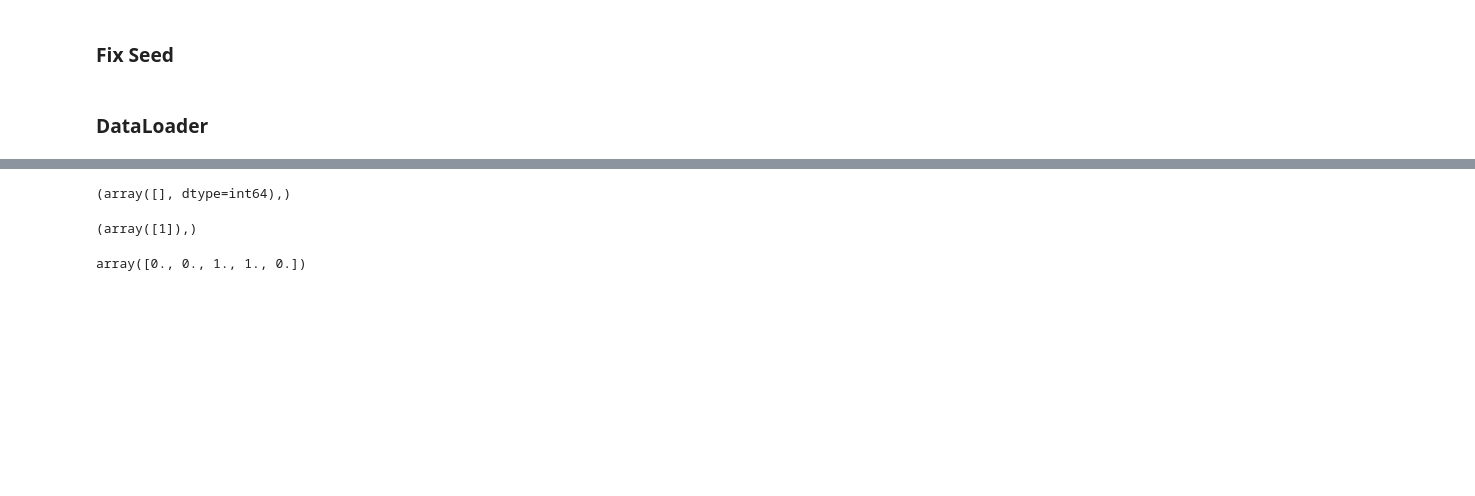
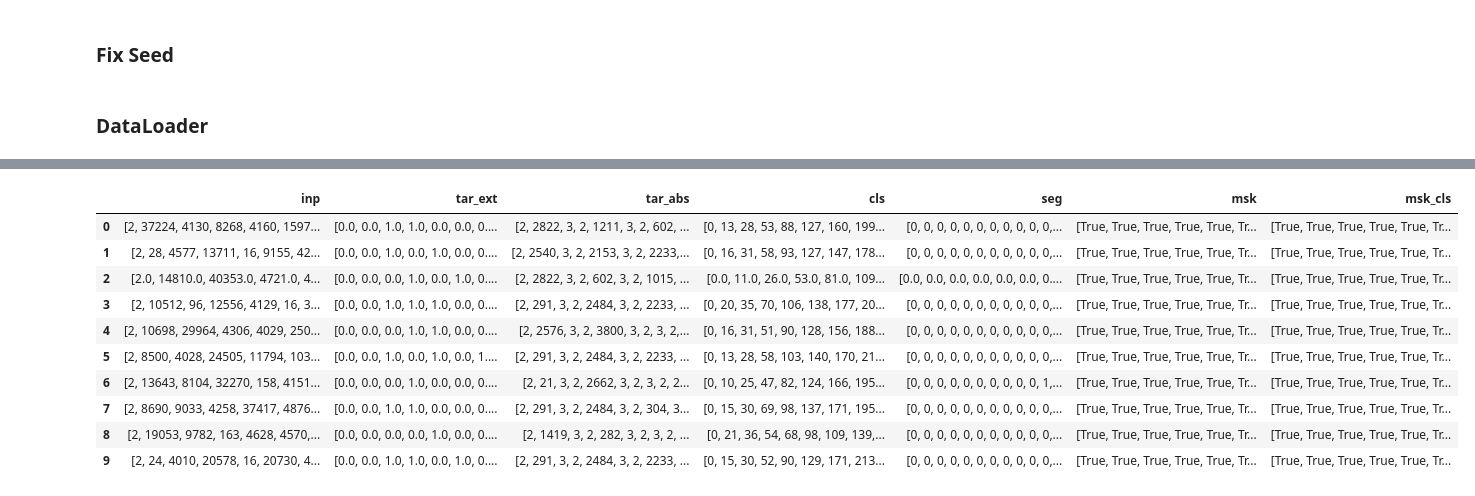
Before and after one commit to cawandmilk/gas, a Jupyter notebook: main.ipynb, the cells around one changed output, grey strips where cells are left out. Cells and saved outputs as stored; diff of their text form; code cells hidden in the pictures; blank space fills up the shorter version.

```diff
--- a/main.ipynb
+++ b/main.ipynb
@@ -41,6 +41,10 @@ class HParams(object):
         self.vl_journal_data = self.vl_data / Path("vl_journal_data.json")
         self.vl_article_data = self.vl_data / Path("vl_article_data.json")
 
+        ## Dataloader
+        self.seed = 42
+        self.tokenizer_name = "beomi/KcELECTRA-base"
+
 args = HParams()
 pprint.PrettyPrinter(indent=4, sort_dicts=False).pprint(vars(args))
 # %% [output]
@@ -151,17 +136,0 @@ tokenizer.cls_token
-# %%
-inp = [
-    "치료경과, 피해자의 연령과 직업 및 건강상태 등 제반 사정을 고려하여 합리적으로 판단할 수 있다.",
-    "[2] 교통사고 피해자의 기왕증 등이 손해 확대에 기여한 부분이 있음에도,",
-    "입원치료기간 중의 일실수입을 산정함에 있어 이를 참작하지 않은 원심판결을 파기한 사례.",
-]
-
-## Encode the inputs per each sentences and concat all.
-inp = [tokenizer.encode(i, max_length=int(512 / len(inp)), truncation=True, add_special_tokens=True) for i in inp]
-inp = np.array(list(itertools.chain.from_iterable(inp)))
-
-## Generate 'cls' s.t. means the index of tokens.
-cls = np.concatenate([np.where(inp == tokenizer.cls_token_id)[0], [len(inp)]])
-
-seg = list(itertools.starmap(lambda x, y: [x] * y, zip(np.arange(len(np.diff(cls))) % 2, np.diff(cls))))
-
-# seg = [[0] * (cls[i+1] - cls[i]) if i % 2 == 0 else [1] * (cls[i+1] - cls[i]) for i, _ in enumerate(cls[:-1])]
@@ -188,14 +136,0 @@ tokenizer.cls_token_id
-# %%
-np.where(bb == 2)
-# %% [output]
-(array([], dtype=int64),)
-# %%
-aa = np.array([1, 2, 3])
-np.where(aa == 2)
-# %% [output]
-(array([1]),)
-# %%
-aa = np.array([2, 3])
-np.sum(np.eye(5)[aa, :], axis=0)
-# %% [output]
-array([0., 0., 1., 1., 0.])
@@ -201,0 +247,16 @@ array([0., 0., 1., 1., 0.])
+# %%
+aa = TrainDataset(args.tr_data)
+# %%
+aa.data
+# %% [output]
+|  | inp | tar_ext | tar_abs | cls | seg | msk | msk_cls |
+| 0 | [2, 37224, 4130, 8268, 4160, 1597... | [0.0, 0.0, 1.0, 1.0, 0.0, 0.0, 0.... | [2, 2822, 3, 2, 1211, 3, 2, 602, ... | [0, 13, 28, 53, 88, 127, 160, 199... | [0, 0, 0, 0, 0, 0, 0, 0, 0, 0, 0,... | [True, True, True, True, True, Tr... | [True, True, True, True, True, Tr... |
+| 1 | [2, 28, 4577, 13711, 16, 9155, 42... | [0.0, 0.0, 1.0, 0.0, 1.0, 0.0, 0.... | [2, 2540, 3, 2, 2153, 3, 2, 2233,... | [0, 16, 31, 58, 93, 127, 147, 178... | [0, 0, 0, 0, 0, 0, 0, 0, 0, 0, 0,... | [True, True, True, True, True, Tr... | [True, True, True, True, True, Tr... |
+| 2 | [2.0, 14810.0, 40353.0, 4721.0, 4... | [0.0, 0.0, 0.0, 1.0, 0.0, 1.0, 0.... | [2, 2822, 3, 2, 602, 3, 2, 1015, ... | [0.0, 11.0, 26.0, 53.0, 81.0, 109... | [0.0, 0.0, 0.0, 0.0, 0.0, 0.0, 0.... | [True, True, True, True, True, Tr... | [True, True, True, True, True, Tr... |
+| 3 | [2, 10512, 96, 12556, 4129, 16, 3... | [0.0, 0.0, 1.0, 1.0, 1.0, 0.0, 0.... | [2, 291, 3, 2, 2484, 3, 2, 2233, ... | [0, 20, 35, 70, 106, 138, 177, 20... | [0, 0, 0, 0, 0, 0, 0, 0, 0, 0, 0,... | [True, True, True, True, True, Tr... | [True, True, True, True, True, Tr... |
+| 4 | [2, 10698, 29964, 4306, 4029, 250... | [0.0, 0.0, 0.0, 1.0, 1.0, 0.0, 0.... | [2, 2576, 3, 2, 3800, 3, 2, 3, 2,... | [0, 16, 31, 51, 90, 128, 156, 188... | [0, 0, 0, 0, 0, 0, 0, 0, 0, 0, 0,... | [True, True, True, True, True, Tr... | [True, True, True, True, True, Tr... |
+| 5 | [2, 8500, 4028, 24505, 11794, 103... | [0.0, 0.0, 1.0, 0.0, 1.0, 0.0, 1.... | [2, 291, 3, 2, 2484, 3, 2, 2233, ... | [0, 13, 28, 58, 103, 140, 170, 21... | [0, 0, 0, 0, 0, 0, 0, 0, 0, 0, 0,... | [True, True, True, True, True, Tr... | [True, True, True, True, True, Tr... |
+| 6 | [2, 13643, 8104, 32270, 158, 4151... | [0.0, 0.0, 0.0, 1.0, 0.0, 0.0, 0.... | [2, 21, 3, 2, 2662, 3, 2, 3, 2, 2... | [0, 10, 25, 47, 82, 124, 166, 195... | [0, 0, 0, 0, 0, 0, 0, 0, 0, 0, 1,... | [True, True, True, True, True, Tr... | [True, True, True, True, True, Tr... |
+| 7 | [2, 8690, 9033, 4258, 37417, 4876... | [0.0, 0.0, 1.0, 1.0, 0.0, 0.0, 0.... | [2, 291, 3, 2, 2484, 3, 2, 304, 3... | [0, 15, 30, 69, 98, 137, 171, 195... | [0, 0, 0, 0, 0, 0, 0, 0, 0, 0, 0,... | [True, True, True, True, True, Tr... | [True, True, True, True, True, Tr... |
+| 8 | [2, 19053, 9782, 163, 4628, 4570,... | [0.0, 0.0, 0.0, 0.0, 1.0, 0.0, 0.... | [2, 1419, 3, 2, 282, 3, 2, 3, 2, ... | [0, 21, 36, 54, 68, 98, 109, 139,... | [0, 0, 0, 0, 0, 0, 0, 0, 0, 0, 0,... | [True, True, True, True, True, Tr... | [True, True, True, True, True, Tr... |
+| 9 | [2, 24, 4010, 20578, 16, 20730, 4... | [0.0, 0.0, 1.0, 1.0, 0.0, 1.0, 0.... | [2, 291, 3, 2, 2484, 3, 2, 2233, ... | [0, 15, 30, 52, 90, 129, 171, 213... | [0, 0, 0, 0, 0, 0, 0, 0, 0, 0, 0,... | [True, True, True, True, True, Tr... | [True, True, True, True, True, Tr... |
```
Also changed, not shown: parts of 25 cells of this notebook, 1 other file.
